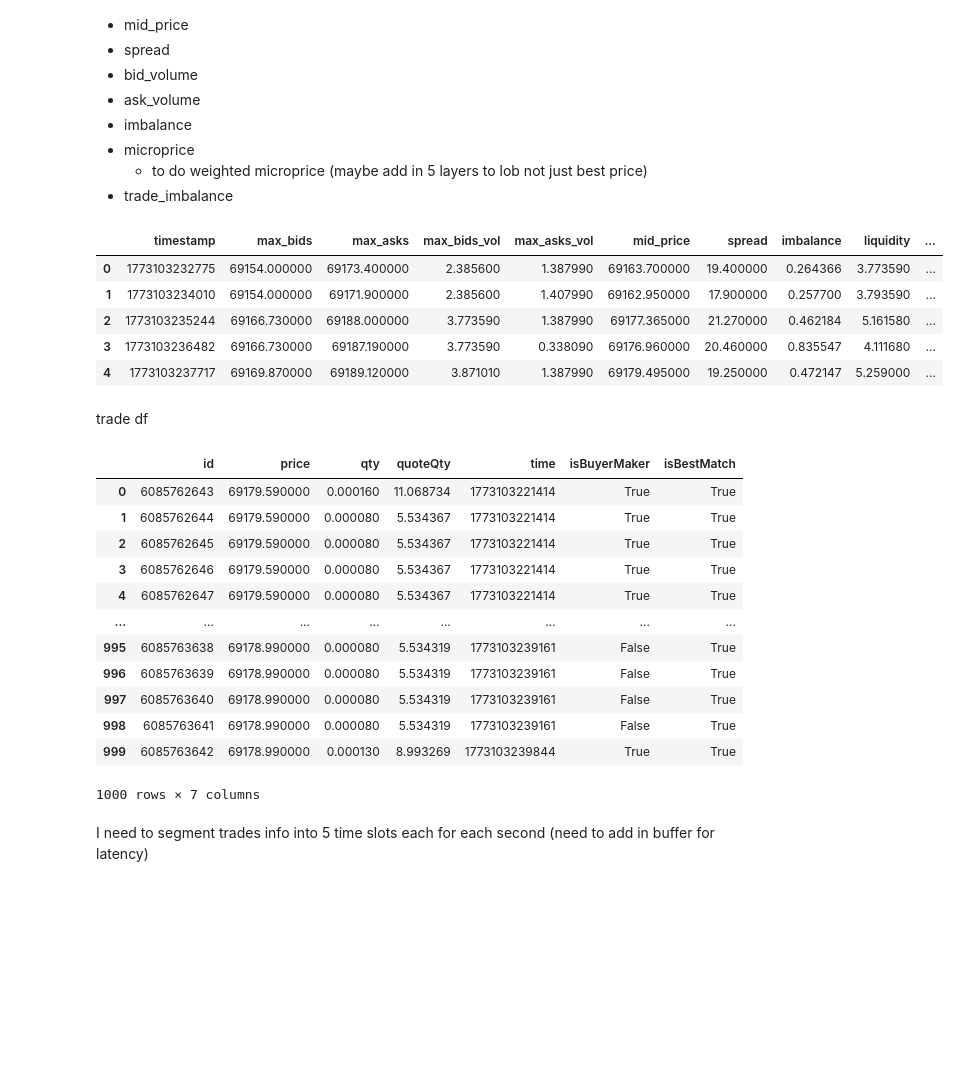
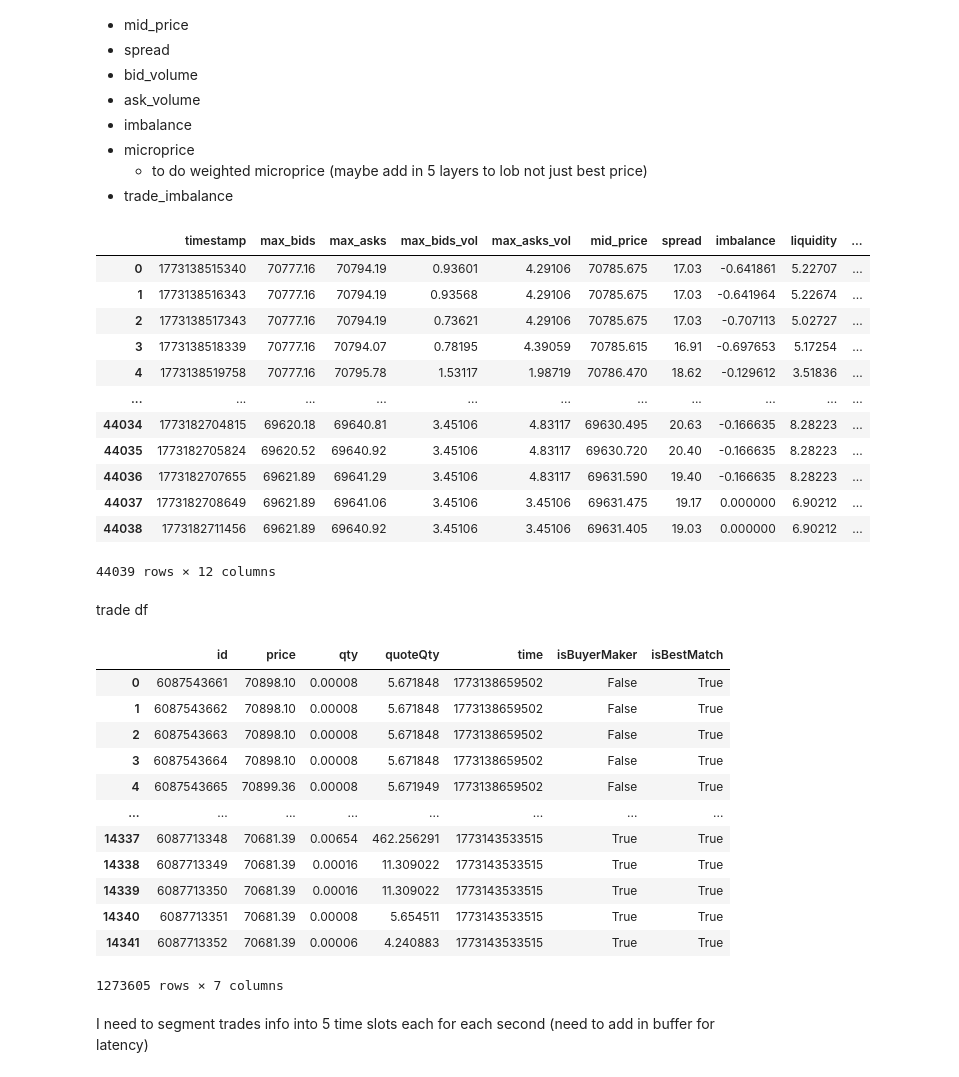
Before and after one commit to jay-odedra/microstructure-alpha-engine, a Jupyter notebook: notebooks/01_data_download_exploration.ipynb, the cells around one changed output. Cells and saved outputs as stored; diff of their text form; code cells hidden in the pictures; blank space fills up the shorter version.

Commit message:
More EDA, created scripts for data collection

```diff
--- a/notebooks/01_data_download_exploration.ipynb
+++ b/notebooks/01_data_download_exploration.ipynb
@@ -103,0 +130,13 @@ depth_samples
+# %%
+import glob
+files_trades = glob.glob("E:\\Quant_Projects\\microstructure-alpha-engine\\microstructure-alpha-engine\\data\\raw\\tester_folder\\trade_data_raw_*")
+files_lob = glob.glob("E:\\Quant_Projects\\microstructure-alpha-engine\\microstructure-alpha-engine\\data\\raw\\tester_folder\\lob_data_raw_*")
+#files_trades = glob.glob("E:\\Quant_Projects\\microstructure-alpha-engine\\microstructure-alpha-engine\\data\\raw\\trades\\trades_data_raw_*")
+#files_lob = glob.glob("E:\\Quant_Projects\\microstructure-alpha-engine\\microstructure-alpha-engine\\data\\raw\\lob\\lob_data_raw_*")
+
+
+print(files_trades)
+#trades_samples_df = pd.concat([pd.read_parquet(f) for f in files_trades])
+lob_df = pd.concat([pd.read_parquet(f) for f in files_lob])
+trade_df =  pd.concat([pd.read_parquet(f) for f in files_trades])
+trade_df
@@ -104,7 +158,7 @@ depth_samples
 # %% [markdown]
 Create bids df exploded in bids same with asks
 # %%
-bids_df = pd.DataFrame(depth_samples)
+bids_df = lob_df
 bids_df = bids_df[["timestamp", "lastUpdateId", "bids"]].explode("bids")
 
 bids_df["bids_price"], bids_df["bids_volume"] = zip(*bids_df["bids"])
@@ -113,6 +167,6 @@ bids_df["bids_price"] = bids_df["bids_price"].astype(float)
 bids_df["bids_volume"] = bids_df["bids_volume"].astype(float)
 
 bids_df = bids_df.drop(columns="bids")
-bids_df.head()
+bids_df
 # %% [output]
 |  | timestamp | lastUpdateId | bids_price | bids_volume |
@@ -124,5 +185,5 @@ bids_df.head()
 # %%
-asks_df = pd.DataFrame(depth_samples)
+asks_df = lob_df
 asks_df = asks_df[["timestamp", "lastUpdateId", "asks"]].explode("asks")
 asks_df["asks_price"], asks_df["asks_volume"] = zip(*asks_df["asks"])
 
@@ -173,27 +241,35 @@ Create features
 # %%
 combined_df["mid_price"] = (combined_df["max_bids"] + combined_df["max_asks"]) / 2
 combined_df["spread"] = combined_df["max_asks"] - combined_df["max_bids"]
 
 combined_df["imbalance"] = (
     combined_df["max_bids_vol"] - combined_df["max_asks_vol"]
 ) / (combined_df["max_bids_vol"] + combined_df["max_asks_vol"])
 
 
 combined_df["liquidity"] = combined_df["max_bids_vol"] + combined_df["max_asks_vol"]
 combined_df["microprice"] = (combined_df["max_bids_vol"]*combined_df["max_bids"] + combined_df["max_asks_vol"]*combined_df["max_asks"]) / combined_df["liquidity"]
 combined_df["mid_price_change"] = combined_df["mid_price"].shift(-1) - combined_df["mid_price"]
+combined_df["mid_price_change_sign"] = np.sign(combined_df["mid_price_change"])
 combined_df
 # %% [output]
 |  | timestamp | max_bids | max_asks | max_bids_vol | max_asks_vol | mid_price | spread | imbalance | liquidity | ... |
-| 0 | 1773103232775 | 69154.000000 | 69173.400000 | 2.385600 | 1.387990 | 69163.700000 | 19.400000 | 0.264366 | 3.773590 | ... |
-| 1 | 1773103234010 | 69154.000000 | 69171.900000 | 2.385600 | 1.407990 | 69162.950000 | 17.900000 | 0.257700 | 3.793590 | ... |
-| 2 | 1773103235244 | 69166.730000 | 69188.000000 | 3.773590 | 1.387990 | 69177.365000 | 21.270000 | 0.462184 | 5.161580 | ... |
-| 3 | 1773103236482 | 69166.730000 | 69187.190000 | 3.773590 | 0.338090 | 69176.960000 | 20.460000 | 0.835547 | 4.111680 | ... |
-| 4 | 1773103237717 | 69169.870000 | 69189.120000 | 3.871010 | 1.387990 | 69179.495000 | 19.250000 | 0.472147 | 5.259000 | ... |
+| 0 | 1773138515340 | 70777.16 | 70794.19 | 0.93601 | 4.29106 | 70785.675 | 17.03 | -0.641861 | 5.22707 | ... |
+| 1 | 1773138516343 | 70777.16 | 70794.19 | 0.93568 | 4.29106 | 70785.675 | 17.03 | -0.641964 | 5.22674 | ... |
+| 2 | 1773138517343 | 70777.16 | 70794.19 | 0.73621 | 4.29106 | 70785.675 | 17.03 | -0.707113 | 5.02727 | ... |
+| 3 | 1773138518339 | 70777.16 | 70794.07 | 0.78195 | 4.39059 | 70785.615 | 16.91 | -0.697653 | 5.17254 | ... |
+| 4 | 1773138519758 | 70777.16 | 70795.78 | 1.53117 | 1.98719 | 70786.470 | 18.62 | -0.129612 | 3.51836 | ... |
+| ... | ... | ... | ... | ... | ... | ... | ... | ... | ... | ... |
+| 44034 | 1773182704815 | 69620.18 | 69640.81 | 3.45106 | 4.83117 | 69630.495 | 20.63 | -0.166635 | 8.28223 | ... |
+| 44035 | 1773182705824 | 69620.52 | 69640.92 | 3.45106 | 4.83117 | 69630.720 | 20.40 | -0.166635 | 8.28223 | ... |
+| 44036 | 1773182707655 | 69621.89 | 69641.29 | 3.45106 | 4.83117 | 69631.590 | 19.40 | -0.166635 | 8.28223 | ... |
+| 44037 | 1773182708649 | 69621.89 | 69641.06 | 3.45106 | 3.45106 | 69631.475 | 19.17 | 0.000000 | 6.90212 | ... |
+| 44038 | 1773182711456 | 69621.89 | 69640.92 | 3.45106 | 3.45106 | 69631.405 | 19.03 | 0.000000 | 6.90212 | ... |
+44039 rows × 12 columns
 # %% [markdown]
 trade df
 # %%
-trades_df = pd.DataFrame(trades)
+trades_df = trade_df
 trades_df = trades_df.astype({
     "price": float,
     "qty": float,
@@ -205,18 +281,18 @@ trades_df = trades_df.astype({
 trades_df
 # %% [output]
 |  | id | price | qty | quoteQty | time | isBuyerMaker | isBestMatch |
-| 0 | 6085762643 | 69179.590000 | 0.000160 | 11.068734 | 1773103221414 | True | True |
-| 1 | 6085762644 | 69179.590000 | 0.000080 | 5.534367 | 1773103221414 | True | True |
-| 2 | 6085762645 | 69179.590000 | 0.000080 | 5.534367 | 1773103221414 | True | True |
-| 3 | 6085762646 | 69179.590000 | 0.000080 | 5.534367 | 1773103221414 | True | True |
-| 4 | 6085762647 | 69179.590000 | 0.000080 | 5.534367 | 1773103221414 | True | True |
+| 0 | 6087543661 | 70898.10 | 0.00008 | 5.671848 | 1773138659502 | False | True |
+| 1 | 6087543662 | 70898.10 | 0.00008 | 5.671848 | 1773138659502 | False | True |
+| 2 | 6087543663 | 70898.10 | 0.00008 | 5.671848 | 1773138659502 | False | True |
+| 3 | 6087543664 | 70898.10 | 0.00008 | 5.671848 | 1773138659502 | False | True |
+| 4 | 6087543665 | 70899.36 | 0.00008 | 5.671949 | 1773138659502 | False | True |
 | ... | ... | ... | ... | ... | ... | ... | ... |
-| 995 | 6085763638 | 69178.990000 | 0.000080 | 5.534319 | 1773103239161 | False | True |
-| 996 | 6085763639 | 69178.990000 | 0.000080 | 5.534319 | 1773103239161 | False | True |
-| 997 | 6085763640 | 69178.990000 | 0.000080 | 5.534319 | 1773103239161 | False | True |
-| 998 | 6085763641 | 69178.990000 | 0.000080 | 5.534319 | 1773103239161 | False | True |
-| 999 | 6085763642 | 69178.990000 | 0.000130 | 8.993269 | 1773103239844 | True | True |
+| 14337 | 6087713348 | 70681.39 | 0.00654 | 462.256291 | 1773143533515 | True | True |
+| 14338 | 6087713349 | 70681.39 | 0.00016 | 11.309022 | 1773143533515 | True | True |
+| 14339 | 6087713350 | 70681.39 | 0.00016 | 11.309022 | 1773143533515 | True | True |
+| 14340 | 6087713351 | 70681.39 | 0.00008 | 5.654511 | 1773143533515 | True | True |
+| 14341 | 6087713352 | 70681.39 | 0.00006 | 4.240883 | 1773143533515 | True | True |
-1000 rows × 7 columns
+1273605 rows × 7 columns
 # %% [markdown]
 I need to segment trades info into 5 time slots each for each second (need to add in buffer for latency)
 # %%
```
Also changed, not shown: parts of 43 cells of this notebook, 4 other files.
